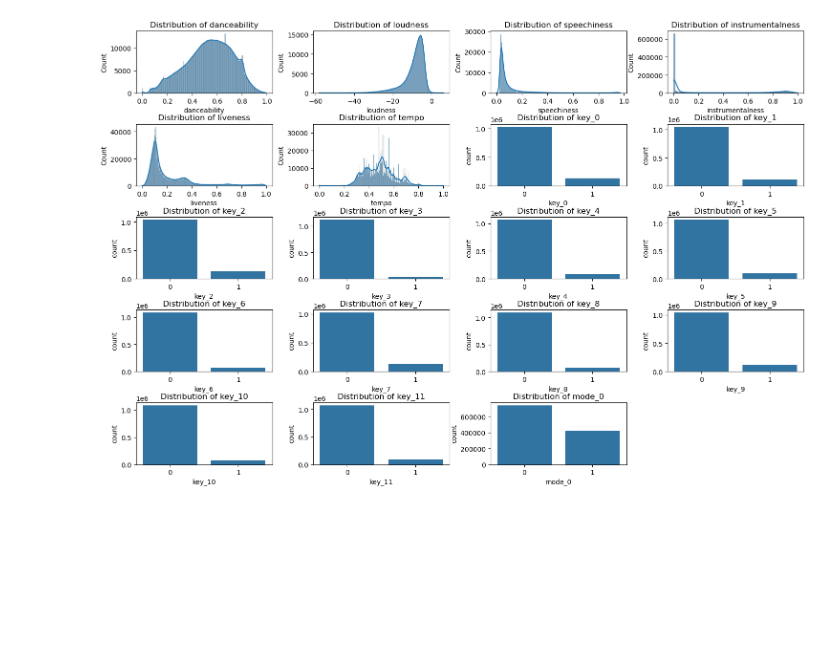
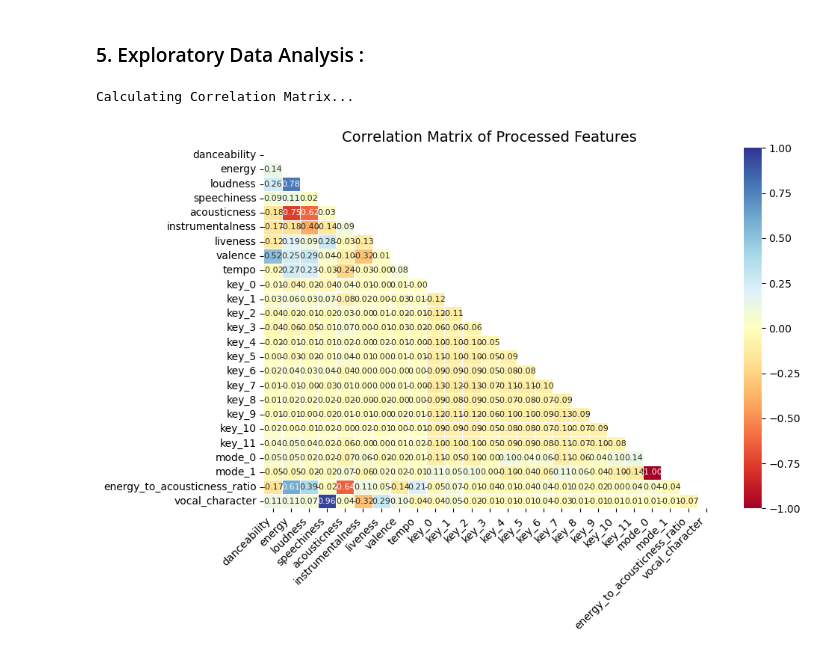
Before and after one commit to imaddde867/spotify-clusters, a Jupyter notebook: main.ipynb, the cells around one changed output. Cells and saved outputs as stored; diff of their text form; code cells hidden in the pictures; blank space fills up the shorter version.

Commit message:
Revise markdown headers, streamline data loading and cleaning processes, enhance feature selection overview, and implement PCA for dimensionality reduction and visualization.

```diff
--- a/main.ipynb
+++ b/main.ipynb
@@ -37,7 +36,10 @@ memory usage: 177.0+ MB
 # %%
-# View missing values
-print(df.isnull().sum())
+print("Missing values before dropping:\n", df_raw.isnull().sum())
+df_clean = df_raw.dropna().copy() # Use .copy() to avoid SettingWithCopyWarning
+print("\nShape before dropping NA:", df_raw.shape)
+print("\nShape after dropping NA:", df_clean.shape)
 
-# Drop rows with missing values
-df = df.dropna()
+
+# Checking for duplicates
+print("\nDuplicate rows:", df_clean.duplicated().sum())
 # %% [output]
@@ -170,17 +167,0 @@ plt.tight_layout()
-# %%
-# Drop highly correlated features:
-df.drop(['mode_1', 'acousticness', 'energy', 'valence'], axis=1, inplace=True)
-
-# Calculate correlation matrix for numeric features
-correlation_matrix = df.corr()
-
-# Create heatmap with mask for upper triangle
-plt.figure(figsize=(10, 8))
-mask = np.triu(np.ones_like(correlation_matrix, dtype=bool))
-
-# Plot correlation heatmap
-sns.heatmap(correlation_matrix, annot=True, cmap='RdYlBu',fmt='.2f', linewidths=0.5,vmin=-1, vmax=1,mask=mask,square=True)
-plt.title('Correlation Matrix of Numeric Features', fontsize=14)
-plt.xticks(rotation=45, ha='right')
-plt.yticks(rotation=0)
-plt.tight_layout()
@@ -189,23 +168,21 @@ plt.tight_layout()
-# %%
-# Create a figure with subplots for each feature
-plt.figure(figsize=(15, 10))
-
-# Loop through each feature and create appropriate plots
-for i, feature in enumerate(df.columns, 1):
-    plt.subplot(5, 4, i)  # Adjust grid size based on number of features
-
-    # Check if the feature is a one-hot encoded key or mode column
-    if feature.startswith('key_') or feature.startswith('mode_'):
-        # For binary features, use countplot instead of histplot
-        sns.countplot(x=df[feature])
-        plt.xticks([0, 1], ['0', '1'])
-    else:
-        # For continuous features, use histplot with KDE
-        sns.histplot(df[feature], kde=True)
-
-    plt.title(f'Distribution of {feature}')
-    plt.tight_layout()
-
-plt.subplots_adjust(hspace=0.5, wspace=0.3)
-# %% [output]
-[figure, removed]
+# %% [markdown]
+### 5. Exploratory Data Analysis :
+# %%
+import seaborn as sns
+import matplotlib.pyplot as plt
+import numpy as np
+
+print("\nCalculating Correlation Matrix...")
+correlation_matrix = df.corr()
+
+plt.figure(figsize=(10, 7))
+mask = np.triu(np.ones_like(correlation_matrix, dtype=bool))
+sns.heatmap(correlation_matrix, annot=True, cmap='RdYlBu', fmt='.2f', linewidths=0.5, vmin=-1, vmax=1, mask=mask, annot_kws={"size": 8})
+plt.title('Correlation Matrix of Processed Features', fontsize=14)
+plt.xticks(rotation=45, ha='right')
+plt.yticks(rotation=0)
+plt.tight_layout()
+plt.show()
+# %% [output]
+Calculating Correlation Matrix...
+[figure, added]
```
Also changed, not shown: parts of 21 cells of this notebook.
